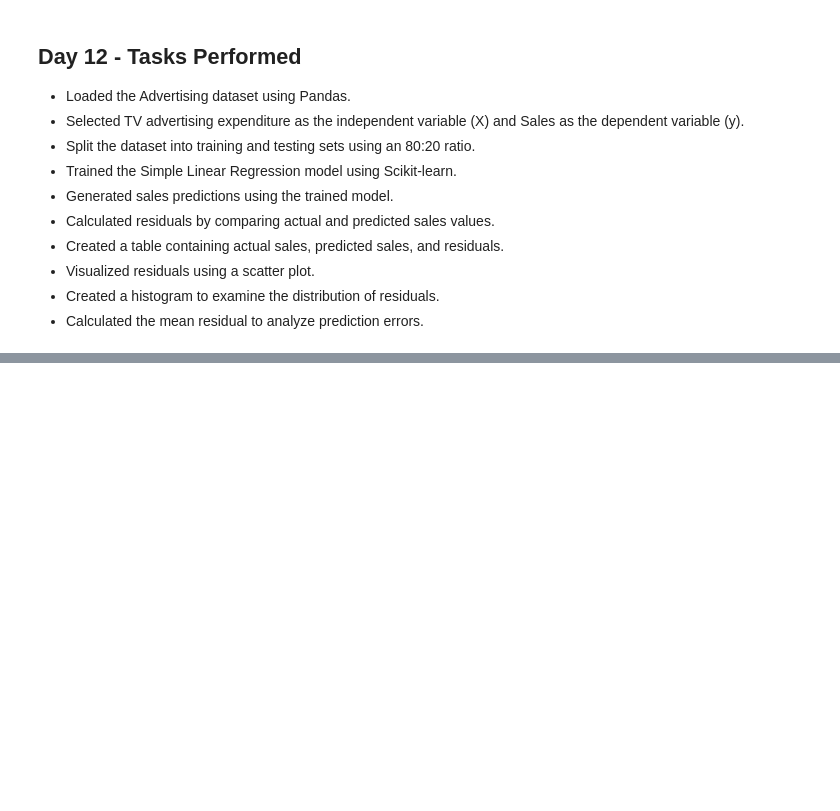
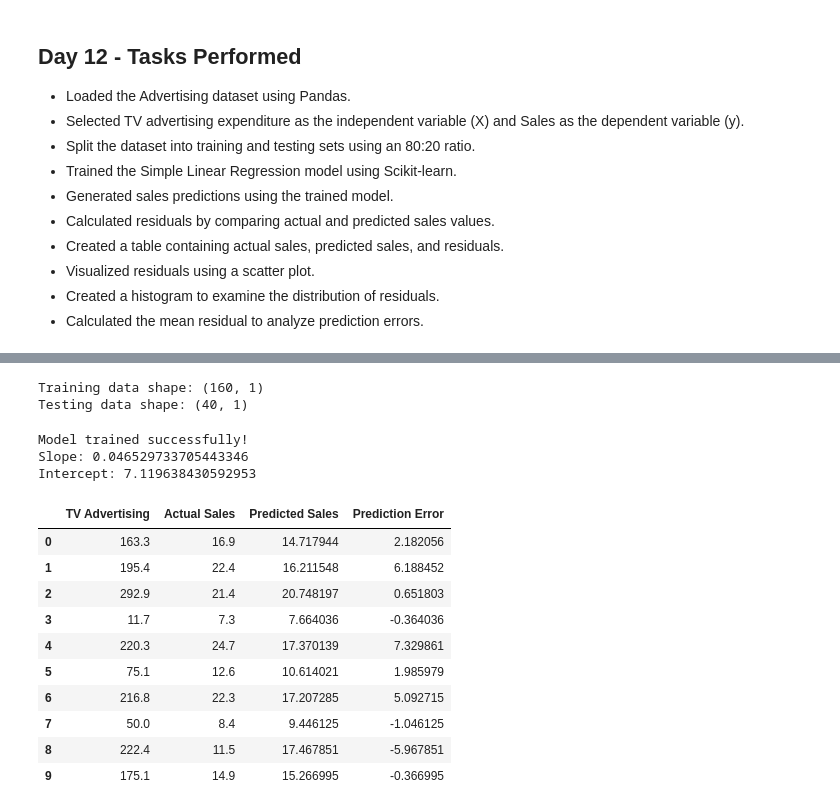
Before and after one commit to shreeshreeya69-crypto/simple-linear-regression-ybi, a Jupyter notebook: Simple_Linear_Regression_YBI.ipynb, the cells around one changed output, grey strips where cells are left out. Drawn from its saved outputs; the diff is of its cells as text; code cells hidden in the pictures; blank space fills up the shorter version.

```diff
--- a/Simple_Linear_Regression_YBI.ipynb
+++ b/Simple_Linear_Regression_YBI.ipynb
@@ -1293,0 +1296,13 @@ Mean Residual: 0.30506600512195986
+# %%
+import pandas as pd
+import matplotlib.pyplot as plt
+from sklearn.model_selection import train_test_split
+from sklearn.linear_model import LinearRegression
+from sklearn.metrics import r2_score
+
+url = "https://raw.githubusercontent.com/shreeshreeya69-crypto/simple-linear-regression-ybi/main/Advertising.csv"
+
+df = pd.read_csv(url)
+df = df.drop(columns=['Unnamed: 0'], errors='ignore')
+
+df.head()
@@ -1293,0 +1316,51 @@ Mean Residual: 0.30506600512195986
+# %%
+X = df[['TV']]
+y = df['sales']
+
+X_train, X_test, y_train, y_test = train_test_split(
+    X, y, test_size=0.2, random_state=42
+)
+
+print("Training data shape:", X_train.shape)
+print("Testing data shape:", X_test.shape)
+# %% [output]
+Training data shape: (160, 1)
+Testing data shape: (40, 1)
+# %%
+model = LinearRegression()
+
+model.fit(X_train, y_train)
+
+print("Model trained successfully!")
+print("Slope:", model.coef_[0])
+print("Intercept:", model.intercept_)
+# %% [output]
+Model trained successfully!
+Slope: 0.046529733705443346
+Intercept: 7.119638430592953
+# %%
+y_pred = model.predict(X_test)
+
+comparison = pd.DataFrame({
+    'TV Advertising': X_test['TV'].values,
+    'Actual Sales': y_test.values,
+    'Predicted Sales': y_pred
+})
+
+comparison['Prediction Error'] = (
+    comparison['Actual Sales'] - comparison['Predicted Sales']
+)
+
+comparison.head(10)
+# %% [output]
+|  | TV Advertising | Actual Sales | Predicted Sales | Prediction Error |
+| 0 | 163.3 | 16.9 | 14.717944 | 2.182056 |
+| 1 | 195.4 | 22.4 | 16.211548 | 6.188452 |
+| 2 | 292.9 | 21.4 | 20.748197 | 0.651803 |
+| 3 | 11.7 | 7.3 | 7.664036 | -0.364036 |
+| 4 | 220.3 | 24.7 | 17.370139 | 7.329861 |
+| 5 | 75.1 | 12.6 | 10.614021 | 1.985979 |
+| 6 | 216.8 | 22.3 | 17.207285 | 5.092715 |
+| 7 | 50.0 | 8.4 | 9.446125 | -1.046125 |
+| 8 | 222.4 | 11.5 | 17.467851 | -5.967851 |
+| 9 | 175.1 | 14.9 | 15.266995 | -0.366995 |
```
Also changed, not shown: parts of 5 cells of this notebook.
